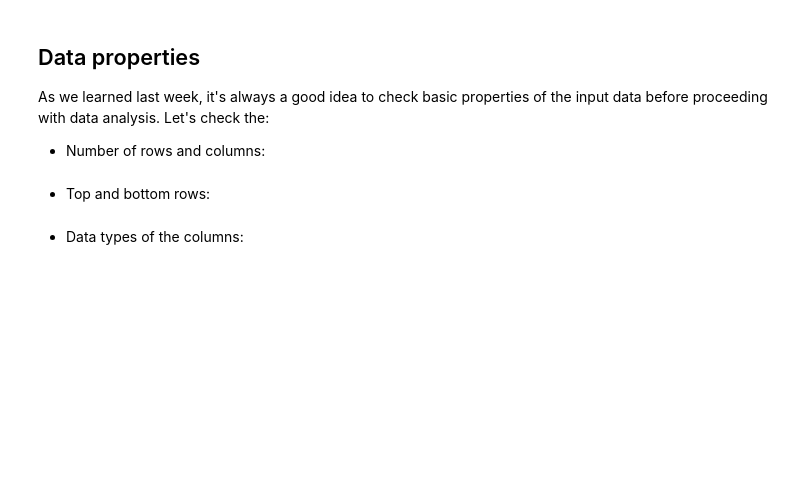
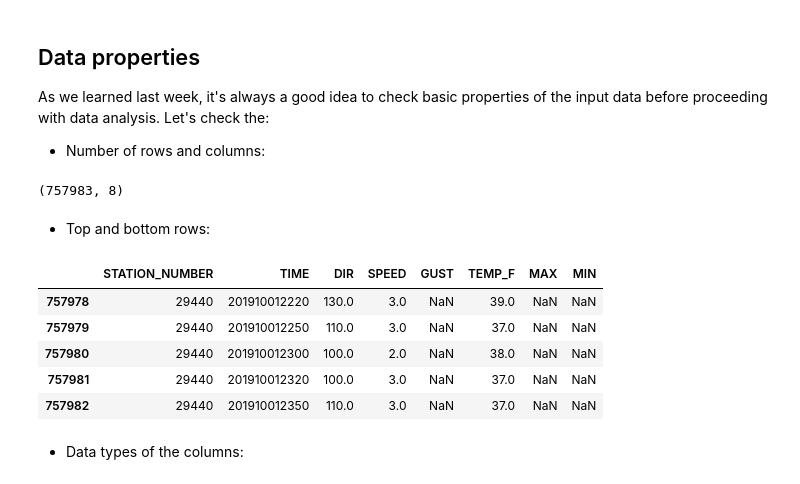
Before and after one commit to tomtom776/notebooks, a Jupyter notebook: L6/advanced-data-processing-with-pandas.ipynb, the cells around one changed output. Saved outputs shown, nothing was run; the diff lists cells and outputs as text; code cells hidden in the pictures; blank space fills up the shorter version.

```diff
--- a/L6/advanced-data-processing-with-pandas.ipynb
+++ b/L6/advanced-data-processing-with-pandas.ipynb
@@ -300,8 +351,21 @@ data.head()
 As we learned last week, it's always a good idea to check basic properties of the input data before proceeding with data analysis. Let's check the:
 
 - Number of rows and columns:
+# %%
+data.shape
+# %% [output]
+(757983, 8)
 # %% [markdown]
 - Top and bottom rows:
+# %%
+data.tail()
+# %% [output]
+|  | STATION_NUMBER | TIME | DIR | SPEED | GUST | TEMP_F | MAX | MIN |
+| 757978 | 29440 | 201910012220 | 130.0 | 3.0 | NaN | 39.0 | NaN | NaN |
+| 757979 | 29440 | 201910012250 | 110.0 | 3.0 | NaN | 37.0 | NaN | NaN |
+| 757980 | 29440 | 201910012300 | 100.0 | 2.0 | NaN | 38.0 | NaN | NaN |
+| 757981 | 29440 | 201910012320 | 100.0 | 3.0 | NaN | 37.0 | NaN | NaN |
+| 757982 | 29440 | 201910012350 | 110.0 | 3.0 | NaN | 37.0 | NaN | NaN |
 # %% [markdown]
 - Data types of the columns:
 # %% [markdown]
```
Also changed, not shown: parts of 9 cells of this notebook.
